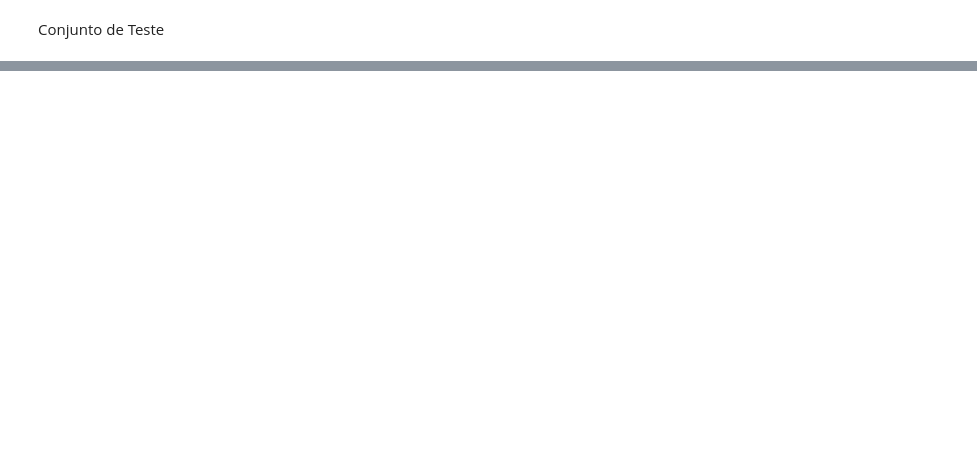
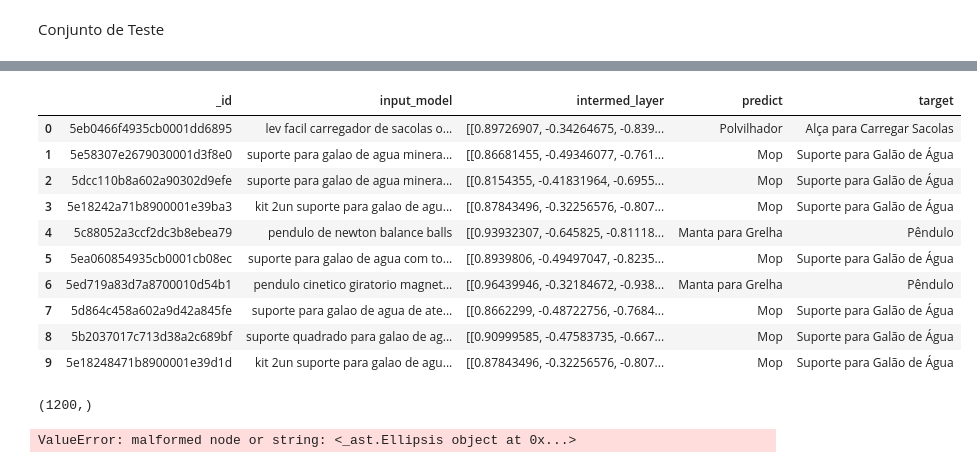
Before and after one commit to Andref-cOliveira/Entity_Extractor, a Jupyter notebook: Seq2Class_entity_extractor.ipynb, the cells around one changed output, grey strips where cells are left out. Drawn from its saved outputs; the diff is of its cells as text; code cells hidden in the pictures; blank space fills up the shorter version.

```diff
--- a/Seq2Class_entity_extractor.ipynb
+++ b/Seq2Class_entity_extractor.ipynb
@@ -808,0 +1458,22 @@ test_acc
+# %%
+df_new_offers_intermediate_layer['input_model'] = df_new_offers.name.values.tolist()
+# %%
+df_new_offers_intermediate_layer['intermed_layer'] = context_vector_arrays
+# %%
+df_new_offers_intermediate_layer['predict'] = predict
+# %%
+df_new_offers_intermediate_layer['target'] = df_new_offers.substantive.values.tolist()
+# %%
+df_new_offers_intermediate_layer.head(10)
+# %% [output]
+|  | _id | input_model | intermed_layer | predict | target |
+| 0 | 5eb0466f4935cb0001dd6895 | lev facil carregador de sacolas o... | [[0.89726907, -0.34264675, -0.839... | Polvilhador | Alça para Carregar Sacolas |
+| 1 | 5e58307e2679030001d3f8e0 | suporte para galao de agua minera... | [[0.86681455, -0.49346077, -0.761... | Mop | Suporte para Galão de Água |
+| 2 | 5dcc110b8a602a90302d9efe | suporte para galao de agua minera... | [[0.8154355, -0.41831964, -0.6955... | Mop | Suporte para Galão de Água |
+| 3 | 5e18242a71b8900001e39ba3 | kit 2un suporte para galao de agu... | [[0.87843496, -0.32256576, -0.807... | Mop | Suporte para Galão de Água |
+| 4 | 5c88052a3ccf2dc3b8ebea79 | pendulo de newton balance balls | [[0.93932307, -0.645825, -0.81118... | Manta para Grelha | Pêndulo |
+| 5 | 5ea060854935cb0001cb08ec | suporte para galao de agua com to... | [[0.8939806, -0.49497047, -0.8235... | Mop | Suporte para Galão de Água |
+| 6 | 5ed719a83d7a8700010d54b1 | pendulo cinetico giratorio magnet... | [[0.96439946, -0.32184672, -0.938... | Manta para Grelha | Pêndulo |
+| 7 | 5d864c458a602a9d42a845fe | suporte para galao de agua de ate... | [[0.8662299, -0.48722756, -0.7684... | Mop | Suporte para Galão de Água |
+| 8 | 5b2037017c713d38a2c689bf | suporte quadrado para galao de ag... | [[0.90999585, -0.47583735, -0.667... | Mop | Suporte para Galão de Água |
+| 9 | 5e18248471b8900001e39d1d | kit 2un suporte para galao de agu... | [[0.87843496, -0.32256576, -0.807... | Mop | Suporte para Galão de Água |
@@ -808,0 +1484,4 @@ test_acc
+# %%
+df0.iloc[0].intermed_layer[0].shape
+# %% [output]
+(1200,)
@@ -808,0 +1494,5 @@ test_acc
+# %%
+df2 = pd.read_csv('entity_model_new_entity_offer_input_intermediate_layer_predict.csv', converters={'intermed_layer': from_np_array})
+df2.head(10)
+# %% [output]
+ValueError: malformed node or string: <_ast.Ellipsis object at 0x...>
```
Also changed, not shown: parts of 90 cells of this notebook, 3 other files.
